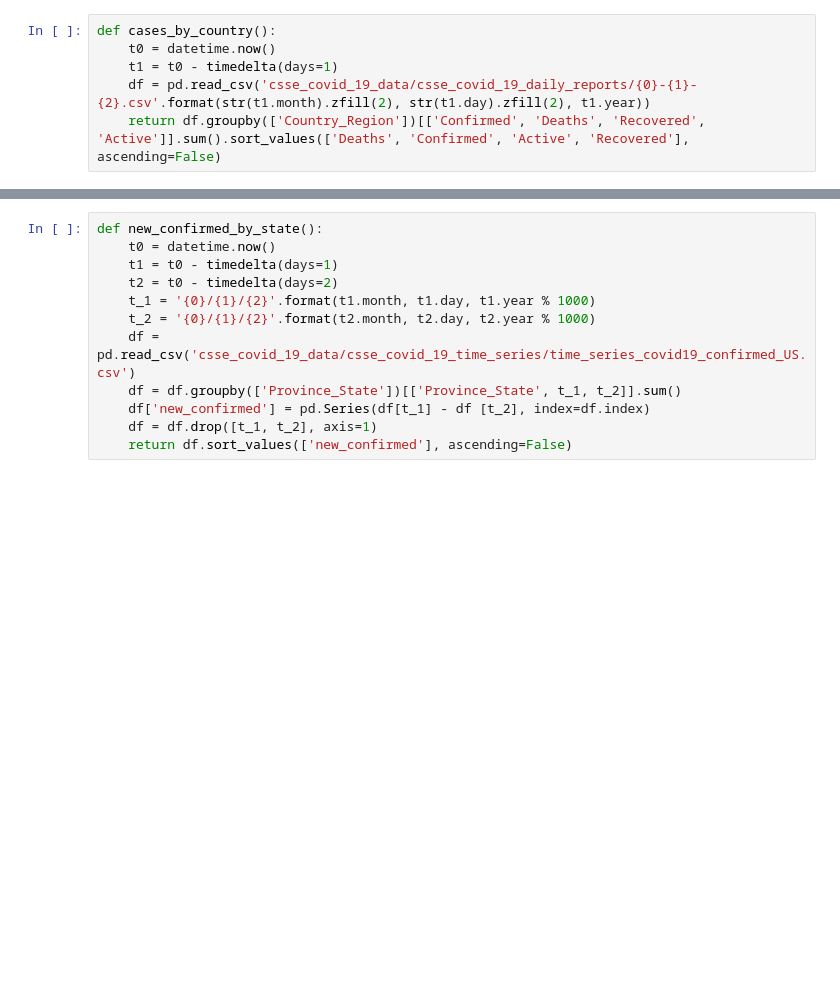
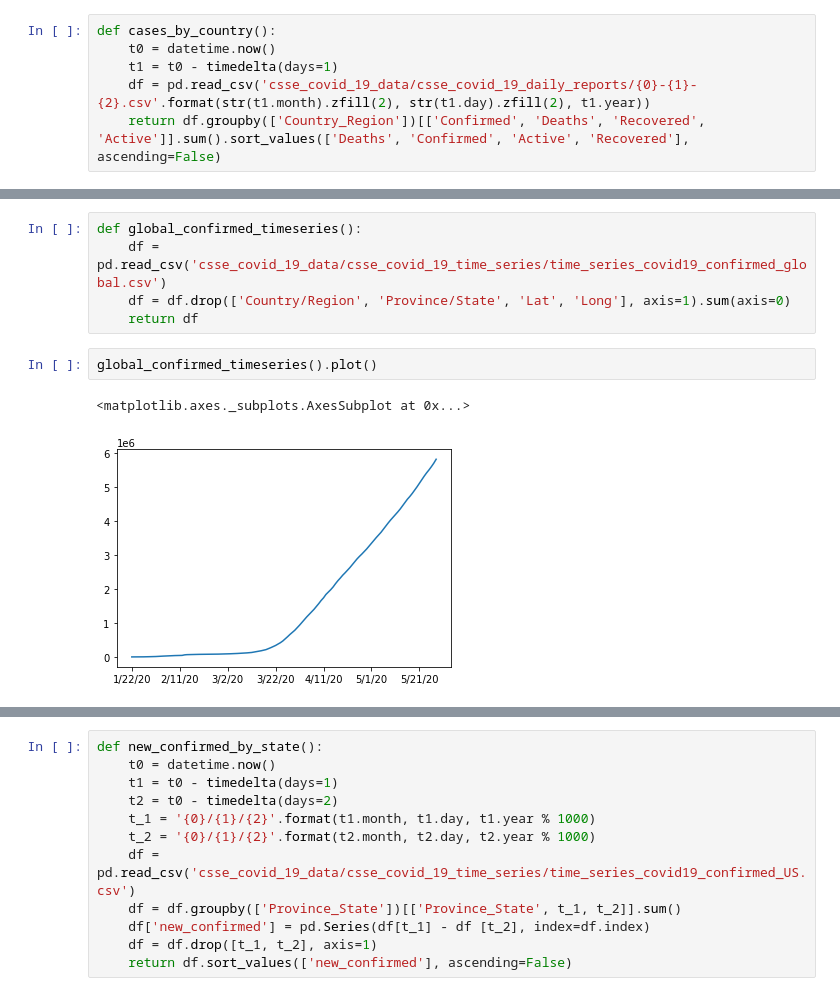
Before and after one commit to jmocay/Notebooks, a Jupyter notebook: covid19_cases_trends.ipynb, the cells around one changed output, grey strips where cells are left out. Saved outputs shown, nothing was run; the diff lists cells and outputs as text; blank space fills up the shorter version.

Commit message:
Global trends

```diff
--- a/covid19_cases_trends.ipynb
+++ b/covid19_cases_trends.ipynb
@@ -39,3 +39,13 @@ cases_by_country()
 | Papua New Guinea | 8 | 0 | 8 | 0 |
 | Lesotho | 2 | 0 | 0 | 2 |
 188 rows × 4 columns
+# %%
+def global_confirmed_timeseries():
+    df = pd.read_csv('csse_covid_19_data/csse_covid_19_time_series/time_series_covid19_confirmed_global.csv')
+    df = df.drop(['Country/Region', 'Province/State', 'Lat', 'Long'], axis=1).sum(axis=0)
+    return df
+# %%
+global_confirmed_timeseries().plot()
+# %% [output]
+<matplotlib.axes._subplots.AxesSubplot at 0x...>
+[figure, added]
```
Also changed, not shown: parts of 34 cells of this notebook.
